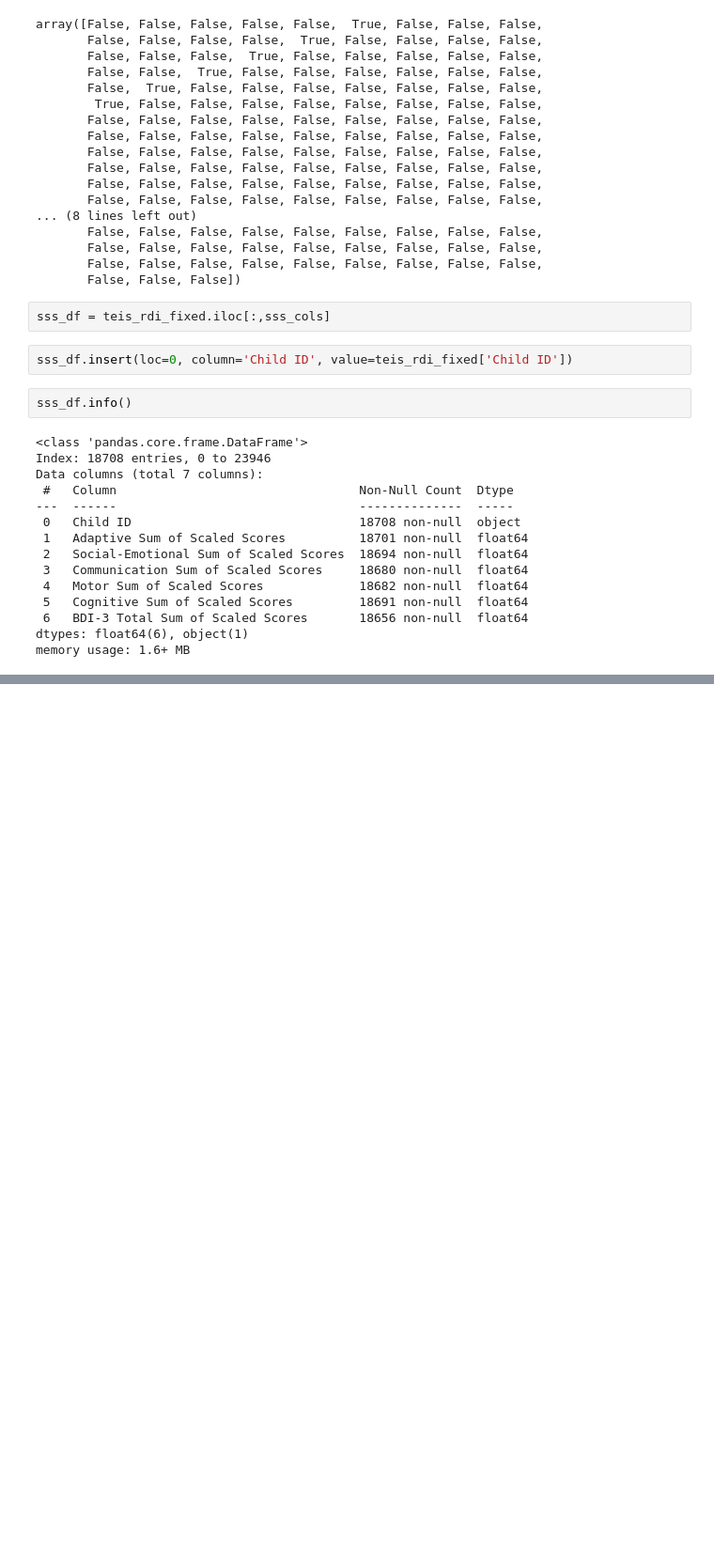
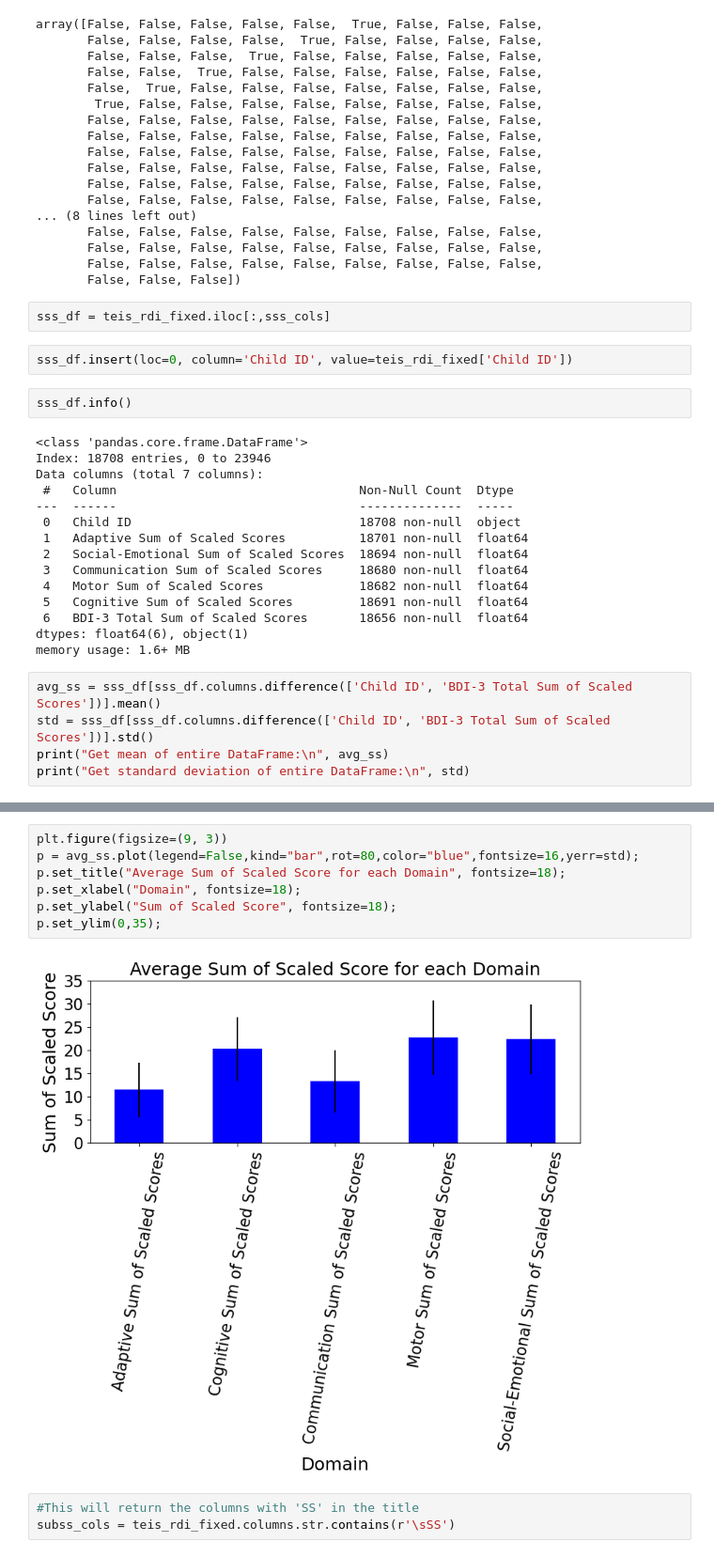
Before and after one commit to NSS-Data-Analytics-Cohort-10/teis-pugrammers, a Jupyter notebook: notebooks/teis_prelim.ipynb, the cells around one changed output, grey strips where cells are left out. Shown at 94% size. Saved outputs shown, nothing was run; the diff lists cells and outputs as text; blank space fills up the shorter version.

Commit message:
Graphed Sub Domain Avgs

```diff
--- a/notebooks/teis_prelim.ipynb
+++ b/notebooks/teis_prelim.ipynb
@@ -376,3 +376,8 @@ Data columns (total 7 columns):
  6   BDI-3 Total Sum of Scaled Scores       18656 non-null  float64
 dtypes: float64(6), object(1)
 memory usage: 1.6+ MB
+# %%
+avg_ss = sss_df[sss_df.columns.difference(['Child ID', 'BDI-3 Total Sum of Scaled Scores'])].mean()
+std = sss_df[sss_df.columns.difference(['Child ID', 'BDI-3 Total Sum of Scaled Scores'])].std()
+print("Get mean of entire DataFrame:\n", avg_ss)
+print("Get standard deviation of entire DataFrame:\n", std)
@@ -378,0 +399,12 @@ memory usage: 1.6+ MB
+# %%
+plt.figure(figsize=(9, 3))
+p = avg_ss.plot(legend=False,kind="bar",rot=80,color="blue",fontsize=16,yerr=std);
+p.set_title("Average Sum of Scaled Score for each Domain", fontsize=18);
+p.set_xlabel("Domain", fontsize=18);
+p.set_ylabel("Sum of Scaled Score", fontsize=18);
+p.set_ylim(0,35);
+# %% [output]
+[figure, added]
+# %%
+#This will return the columns with 'SS' in the title
+subss_cols = teis_rdi_fixed.columns.str.contains(r'\sSS')
```
Also changed, not shown: parts of 8 cells of this notebook.
